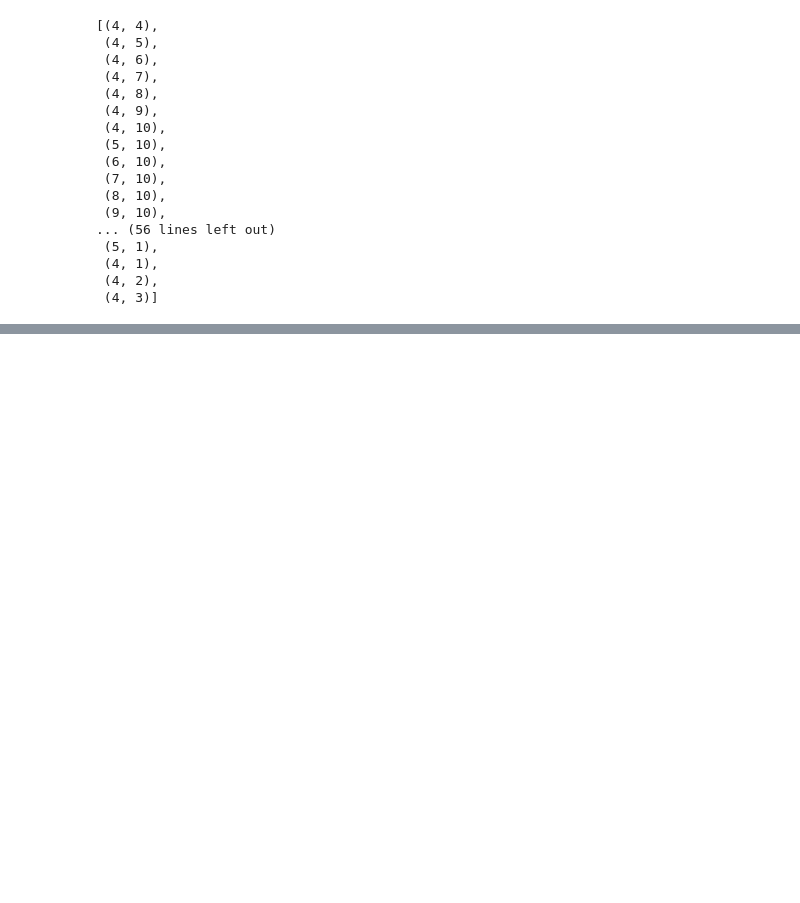
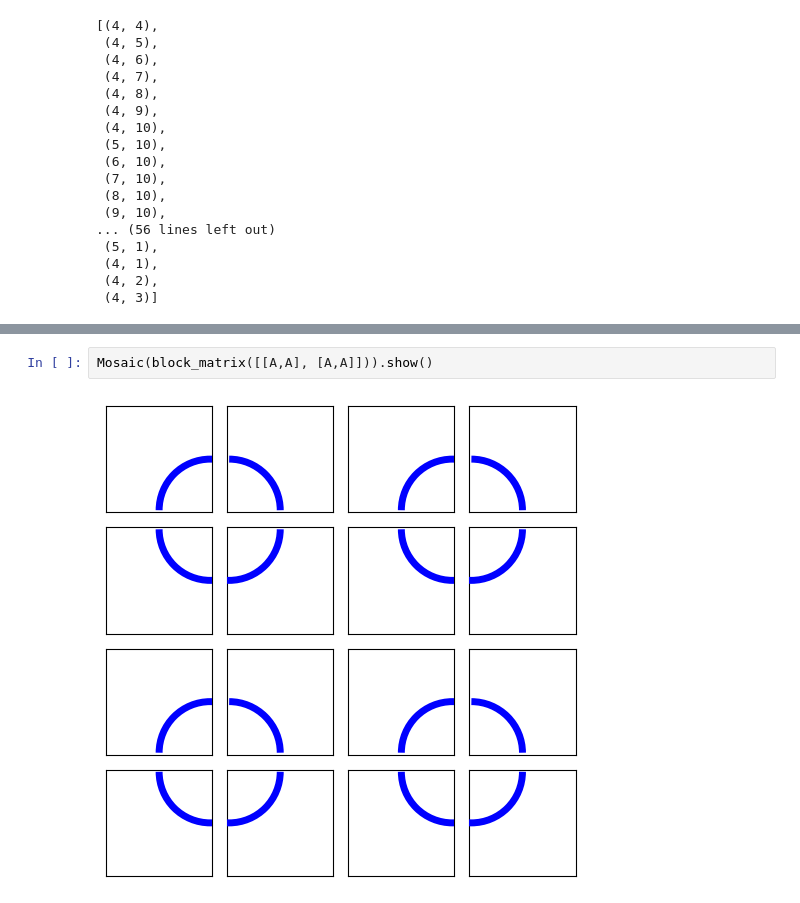
Before and after one commit to andrew-tawfeek/wild_knots, a Jupyter notebook: Notebook_Testing.ipynb, the cells around one changed output, grey strips where cells are left out. Saved outputs shown, nothing was run; the diff lists cells and outputs as text; blank space fills up the shorter version.

```diff
--- a/Notebook_Testing.ipynb
+++ b/Notebook_Testing.ipynb
@@ -364,0 +49,4 @@ W.strandOf((4,4), direction = 'right')
+# %%
+Mosaic(block_matrix([[A,A], [A,A]])).show()
+# %% [output]
+[figure, added]
```
Also changed, not shown: parts of 14 cells of this notebook, 1 other file.
